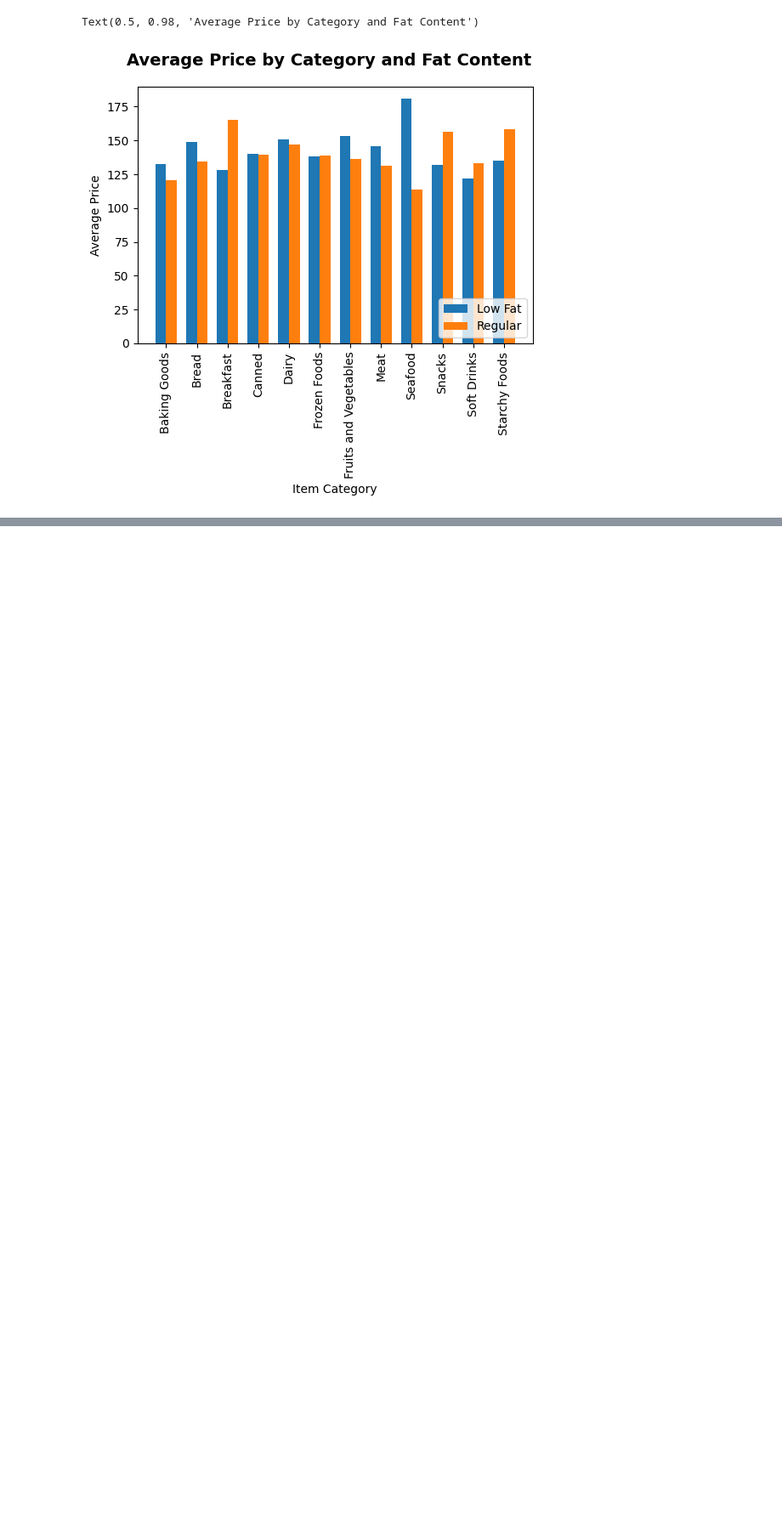
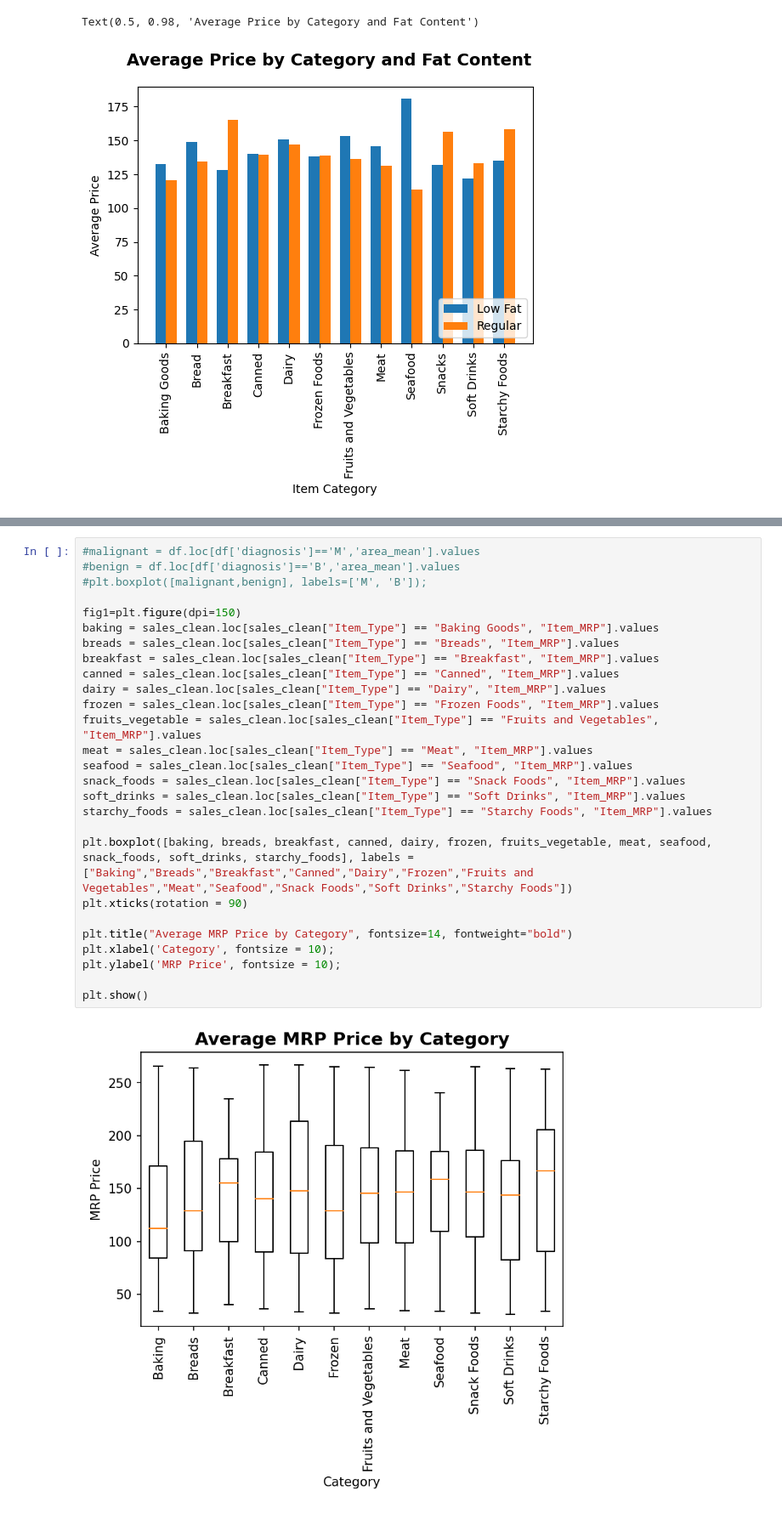
Before and after one commit to garrettfenchel/Coding-Dojo-Predicting-Sales-Volume, a Jupyter notebook: Project_1.ipynb, the cells around one changed output, grey strips where cells are left out. Shown at 85% size. Cells and saved outputs as stored; diff of their text form; blank space fills up the shorter version.

```diff
--- a/Project_1.ipynb
+++ b/Project_1.ipynb
@@ -469,0 +485,29 @@ Text(0.5, 0.98, 'Average Price by Category and Fat Content')
+# %%
+#malignant = df.loc[df['diagnosis']=='M','area_mean'].values
+#benign = df.loc[df['diagnosis']=='B','area_mean'].values
+#plt.boxplot([malignant,benign], labels=['M', 'B']);
+
+fig1=plt.figure(dpi=150)
+baking = sales_clean.loc[sales_clean["Item_Type"] == "Baking Goods", "Item_MRP"].values
+breads = sales_clean.loc[sales_clean["Item_Type"] == "Breads", "Item_MRP"].values
+breakfast = sales_clean.loc[sales_clean["Item_Type"] == "Breakfast", "Item_MRP"].values
+canned = sales_clean.loc[sales_clean["Item_Type"] == "Canned", "Item_MRP"].values
+dairy = sales_clean.loc[sales_clean["Item_Type"] == "Dairy", "Item_MRP"].values
+frozen = sales_clean.loc[sales_clean["Item_Type"] == "Frozen Foods", "Item_MRP"].values
+fruits_vegetable = sales_clean.loc[sales_clean["Item_Type"] == "Fruits and Vegetables", "Item_MRP"].values
+meat = sales_clean.loc[sales_clean["Item_Type"] == "Meat", "Item_MRP"].values
+seafood = sales_clean.loc[sales_clean["Item_Type"] == "Seafood", "Item_MRP"].values
+snack_foods = sales_clean.loc[sales_clean["Item_Type"] == "Snack Foods", "Item_MRP"].values
+soft_drinks = sales_clean.loc[sales_clean["Item_Type"] == "Soft Drinks", "Item_MRP"].values
+starchy_foods = sales_clean.loc[sales_clean["Item_Type"] == "Starchy Foods", "Item_MRP"].values
+
+plt.boxplot([baking, breads, breakfast, canned, dairy, frozen, fruits_vegetable, meat, seafood, snack_foods, soft_drinks, starchy_foods], labels = ["Baking","Breads","Breakfast","Canned","Dairy","Frozen","Fruits and Vegetables","Meat","Seafood","Snack Foods","Soft Drinks","Starchy Foods"])
+plt.xticks(rotation = 90)
+
+plt.title("Average MRP Price by Category", fontsize=14, fontweight="bold")
+plt.xlabel('Category', fontsize = 10);
+plt.ylabel('MRP Price', fontsize = 10);
+
+plt.show()
+# %% [output]
+[figure, added]
```
Also changed, not shown: parts of 9 cells of this notebook.
